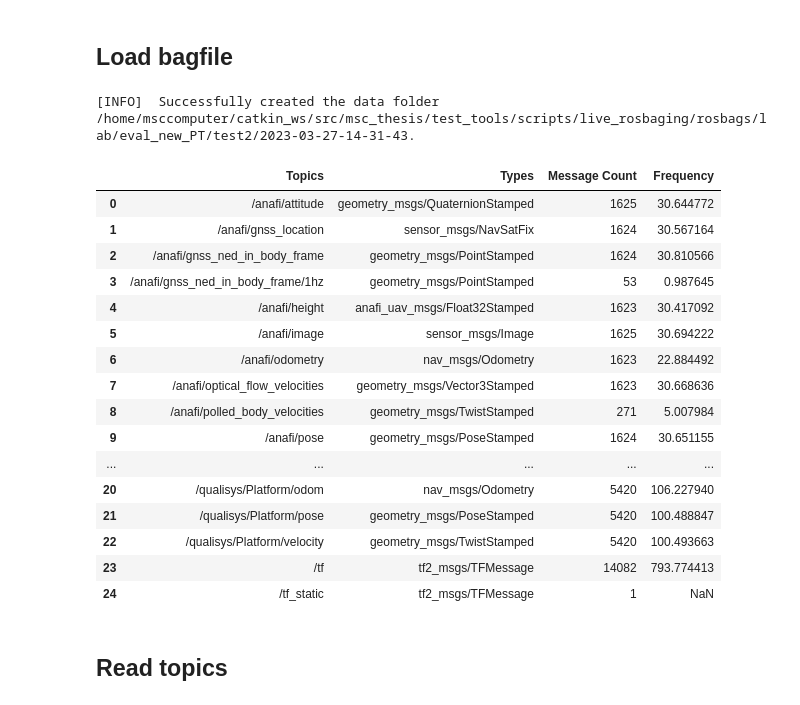
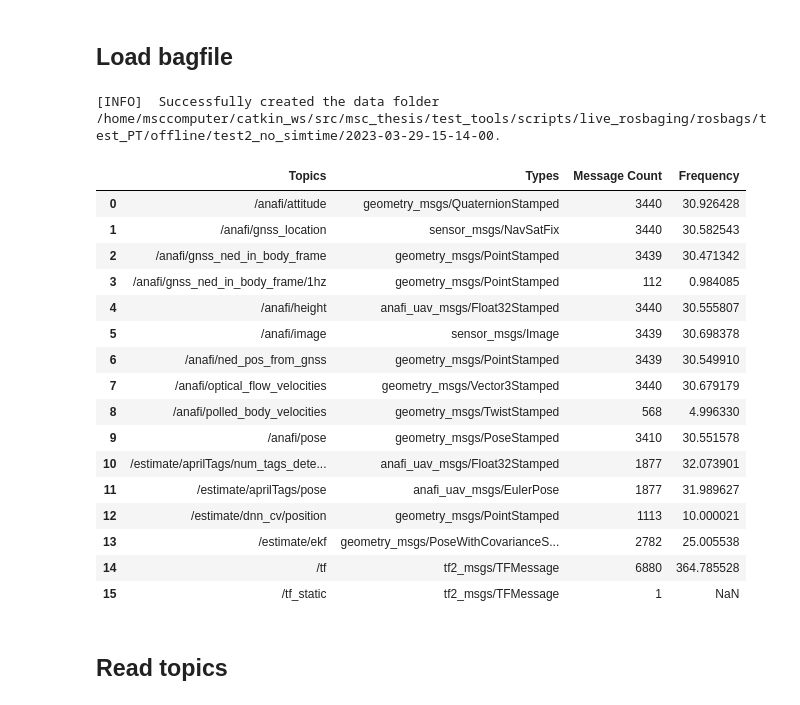
Before and after one commit to simenallum/msc_thesis, a Jupyter notebook: offline_utils/analysis_and_plotting/Platform_tracker/analyse_perception_FULL.ipynb, the cells around one changed output. Saved outputs shown, nothing was run; the diff lists cells and outputs as text; code cells hidden in the pictures.

```diff
--- a/offline_utils/analysis_and_plotting/Platform_tracker/analyse_perception_FULL.ipynb
+++ b/offline_utils/analysis_and_plotting/Platform_tracker/analyse_perception_FULL.ipynb
@@ -148,28 +169,28 @@ anafi_height_available = True
 # %% [markdown]
 ## Load bagfile
 # %%
-b = bagreader('/home/msccomputer/catkin_ws/src/msc_thesis/test_tools/scripts/live_rosbaging/rosbags/lab/eval_new_PT/test2/2023-03-27-14-31-43.bag')
+b = bagreader('/home/msccomputer/catkin_ws/src/msc_thesis/test_tools/scripts/live_rosbaging/rosbags/test_PT/offline/test2_no_simtime/2023-03-29-15-14-00.bag')
 
 b.topic_table
 # %% [output]
-[INFO]  Successfully created the data folder /home/msccomputer/catkin_ws/src/msc_thesis/test_tools/scripts/live_rosbaging/rosbags/lab/eval_new_PT/test2/2023-03-27-14-31-43.
+[INFO]  Successfully created the data folder /home/msccomputer/catkin_ws/src/msc_thesis/test_tools/scripts/live_rosbaging/rosbags/test_PT/offline/test2_no_simtime/2023-03-29-15-14-00.
 |  | Topics | Types | Message Count | Frequency |
-| 0 | /anafi/attitude | geometry_msgs/QuaternionStamped | 1625 | 30.644772 |
-| 1 | /anafi/gnss_location | sensor_msgs/NavSatFix | 1624 | 30.567164 |
-| 2 | /anafi/gnss_ned_in_body_frame | geometry_msgs/PointStamped | 1624 | 30.810566 |
-| 3 | /anafi/gnss_ned_in_body_frame/1hz | geometry_msgs/PointStamped | 53 | 0.987645 |
-| 4 | /anafi/height | anafi_uav_msgs/Float32Stamped | 1623 | 30.417092 |
-| 5 | /anafi/image | sensor_msgs/Image | 1625 | 30.694222 |
-| 6 | /anafi/odometry | nav_msgs/Odometry | 1623 | 22.884492 |
-| 7 | /anafi/optical_flow_velocities | geometry_msgs/Vector3Stamped | 1623 | 30.668636 |
-| 8 | /anafi/polled_body_velocities | geometry_msgs/TwistStamped | 271 | 5.007984 |
-| 9 | /anafi/pose | geometry_msgs/PoseStamped | 1624 | 30.651155 |
-| ... | ... | ... | ... | ... |
-| 20 | /qualisys/Platform/odom | nav_msgs/Odometry | 5420 | 106.227940 |
-| 21 | /qualisys/Platform/pose | geometry_msgs/PoseStamped | 5420 | 100.488847 |
-| 22 | /qualisys/Platform/velocity | geometry_msgs/TwistStamped | 5420 | 100.493663 |
-| 23 | /tf | tf2_msgs/TFMessage | 14082 | 793.774413 |
-| 24 | /tf_static | tf2_msgs/TFMessage | 1 | NaN |
+| 0 | /anafi/attitude | geometry_msgs/QuaternionStamped | 3440 | 30.926428 |
+| 1 | /anafi/gnss_location | sensor_msgs/NavSatFix | 3440 | 30.582543 |
+| 2 | /anafi/gnss_ned_in_body_frame | geometry_msgs/PointStamped | 3439 | 30.471342 |
+| 3 | /anafi/gnss_ned_in_body_frame/1hz | geometry_msgs/PointStamped | 112 | 0.984085 |
+| 4 | /anafi/height | anafi_uav_msgs/Float32Stamped | 3440 | 30.555807 |
+| 5 | /anafi/image | sensor_msgs/Image | 3439 | 30.698378 |
+| 6 | /anafi/ned_pos_from_gnss | geometry_msgs/PointStamped | 3439 | 30.549910 |
+| 7 | /anafi/optical_flow_velocities | geometry_msgs/Vector3Stamped | 3440 | 30.679179 |
+| 8 | /anafi/polled_body_velocities | geometry_msgs/TwistStamped | 568 | 4.996330 |
+| 9 | /anafi/pose | geometry_msgs/PoseStamped | 3410 | 30.551578 |
+| 10 | /estimate/aprilTags/num_tags_dete... | anafi_uav_msgs/Float32Stamped | 1877 | 32.073901 |
+| 11 | /estimate/aprilTags/pose | anafi_uav_msgs/EulerPose | 1877 | 31.989627 |
+| 12 | /estimate/dnn_cv/position | geometry_msgs/PointStamped | 1113 | 10.000021 |
+| 13 | /estimate/ekf | geometry_msgs/PoseWithCovarianceS... | 2782 | 25.005538 |
+| 14 | /tf | tf2_msgs/TFMessage | 6880 | 364.785528 |
+| 15 | /tf_static | tf2_msgs/TFMessage | 1 | NaN |
 # %% [markdown]
 ## Read topics
 # %%
```
Also changed, not shown: parts of 5 cells of this notebook, 4 other files.
